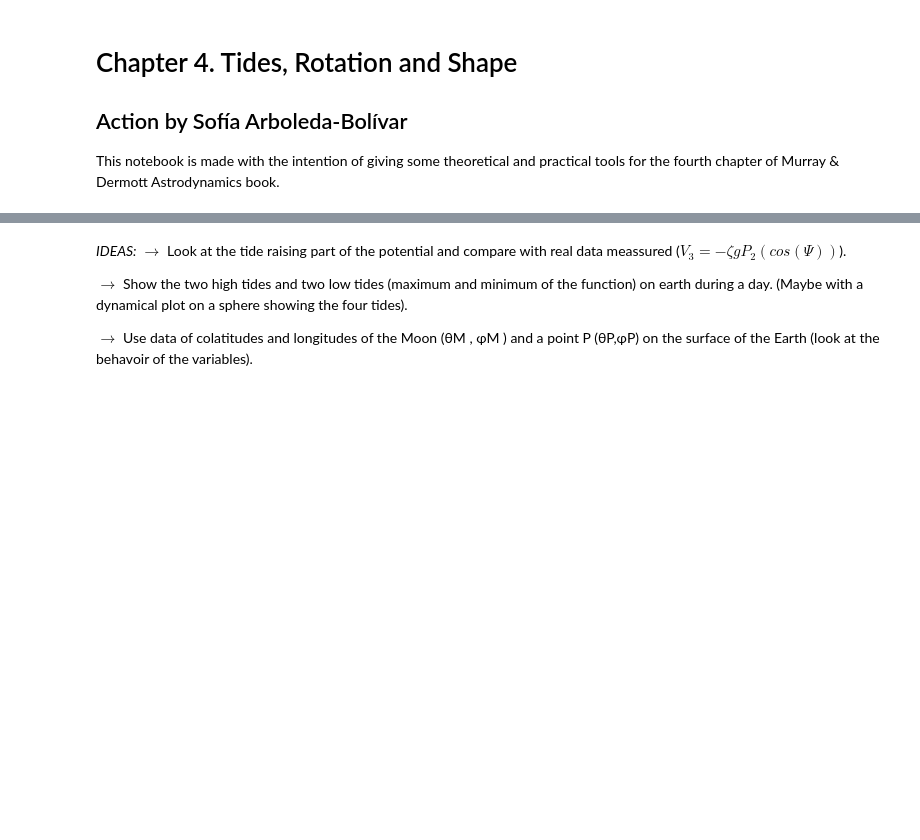
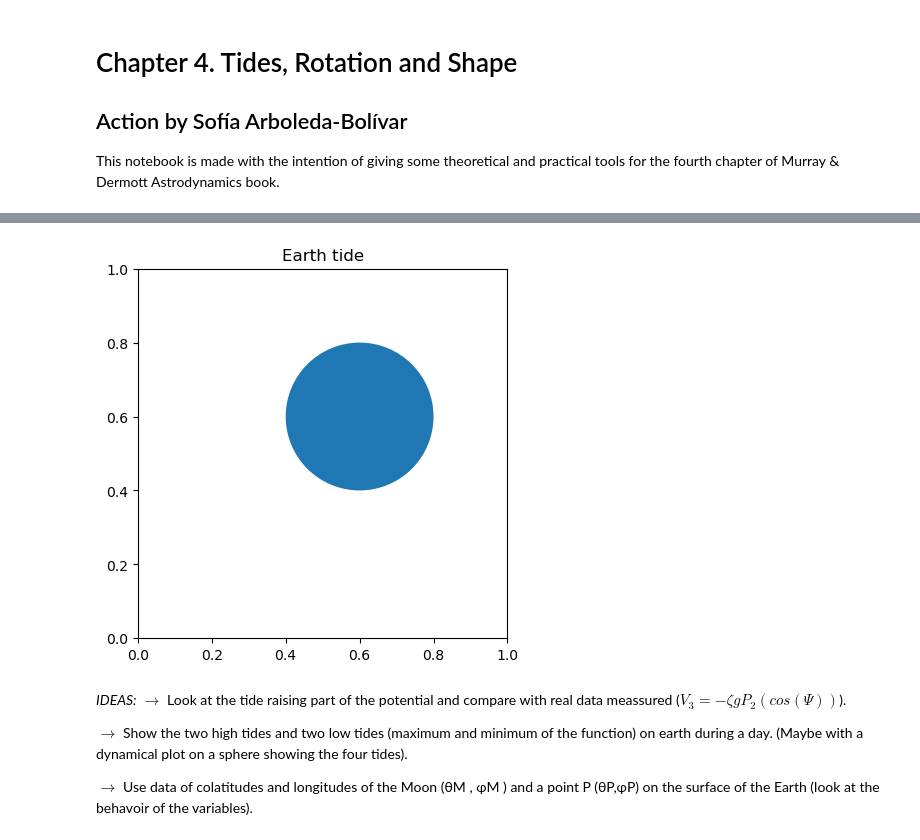
Before and after one commit to seap-udea/murray-dermott-action, a Jupyter notebook: TidesShape/Tides_Rotation_Shape .ipynb, the cells around one changed output, grey strips where cells are left out. Saved outputs shown, nothing was run; the diff lists cells and outputs as text; code cells hidden in the pictures; blank space fills up the shorter version.

```diff
--- a/TidesShape/Tides_Rotation_Shape .ipynb
+++ b/TidesShape/Tides_Rotation_Shape .ipynb
@@ -58,3 +114,13 @@ Text(0.5, 1.0, 'Legendre Polynomial 2')
+# %%
+figure, axes = plt.subplots()
+Drawing_colored_circle = plt.Circle(( 0.6 , 0.6 ), 0.2)
+
+axes.set_aspect( 1 )
+axes.add_artist( Drawing_colored_circle )
+plt.title( 'Earth tide' )
+plt.show()
+# %% [output]
+[figure, added]
 # %% [markdown]
 *IDEAS:*
 $\rightarrow$ Look at the tide raising part of the potential and compare with real data meassured ($V_3 = -\zeta g P_2(cos(\Psi))$).
```
Also changed, not shown: parts of 7 cells of this notebook, 2 other files.
